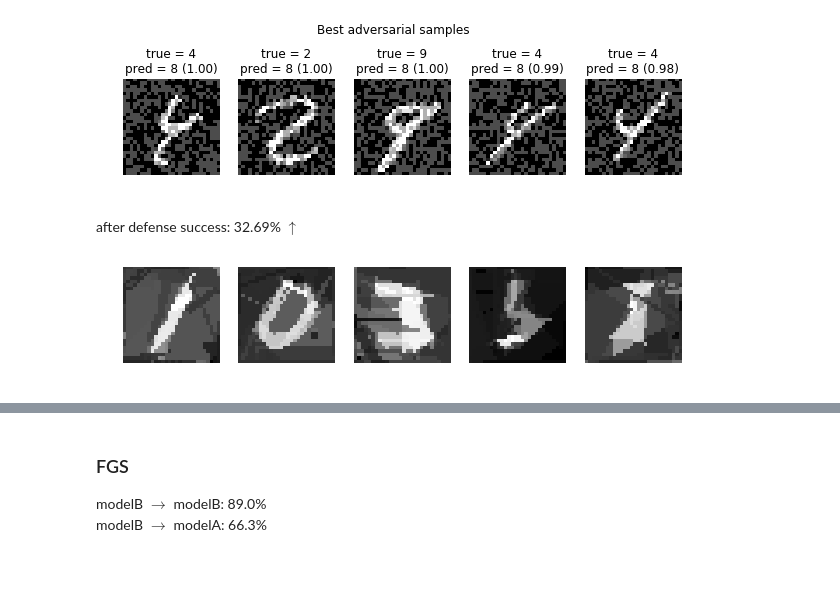
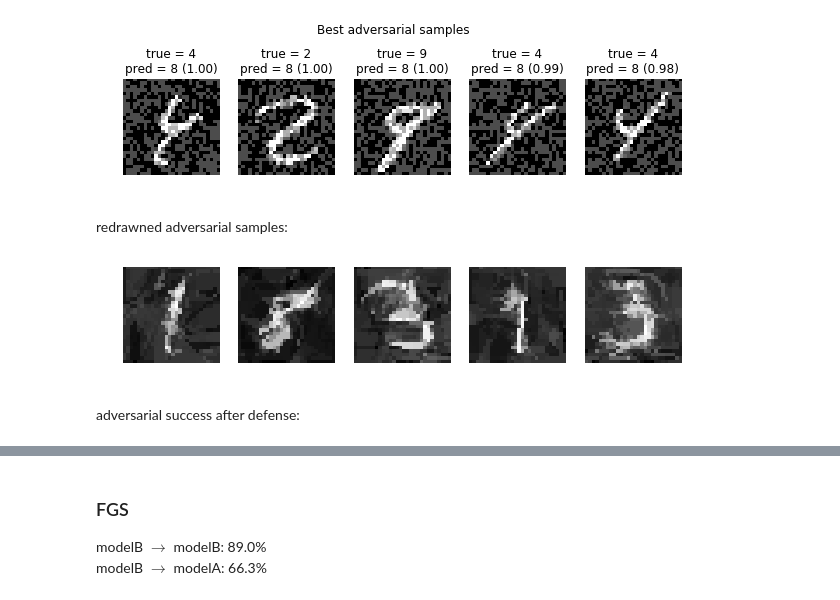
Before and after one commit to trejsu/shaper, a Jupyter notebook: experiments/notebook/adversarial.ipynb, the cells around one changed output, grey strips where cells are left out. Drawn from its saved outputs; the diff is of its cells as text; code cells hidden in the pictures; blank space fills up the shorter version.

```diff
--- a/experiments/notebook/adversarial.ipynb
+++ b/experiments/notebook/adversarial.ipynb
@@ -185,9 +201,11 @@ plot_best(X=X, Y=Y, pred=pred, prob=prob, targeted=False)
 # %% [output]
 [figure]
 [figure]
-# %% [markdown]
-after defense success: 32.69% $\uparrow$
+# %% [markdown]
+redrawned adversarial samples:
 # %%
-plot_drawing_defense('baseline-norm-linf-alpha-0.6-targeted-0-adv-samples.npz')
+plot_drawing_defense('baseline-random/baseline-norm-linf-alpha-0.6-targeted-0-adv-samples', n=50)
 # %% [output]
-[figure, old version]
+[figure, new version]
+# %% [markdown]
+adversarial success after defense:
```
Also changed, not shown: parts of 15 cells of this notebook.
